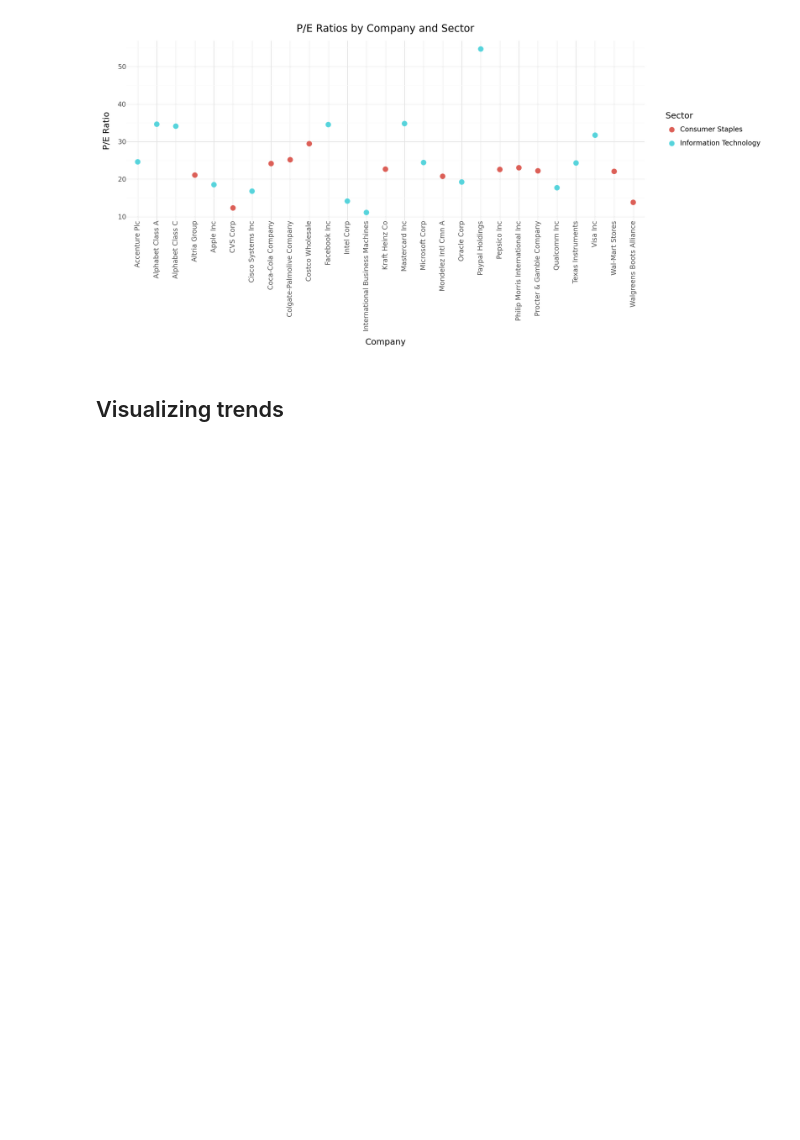
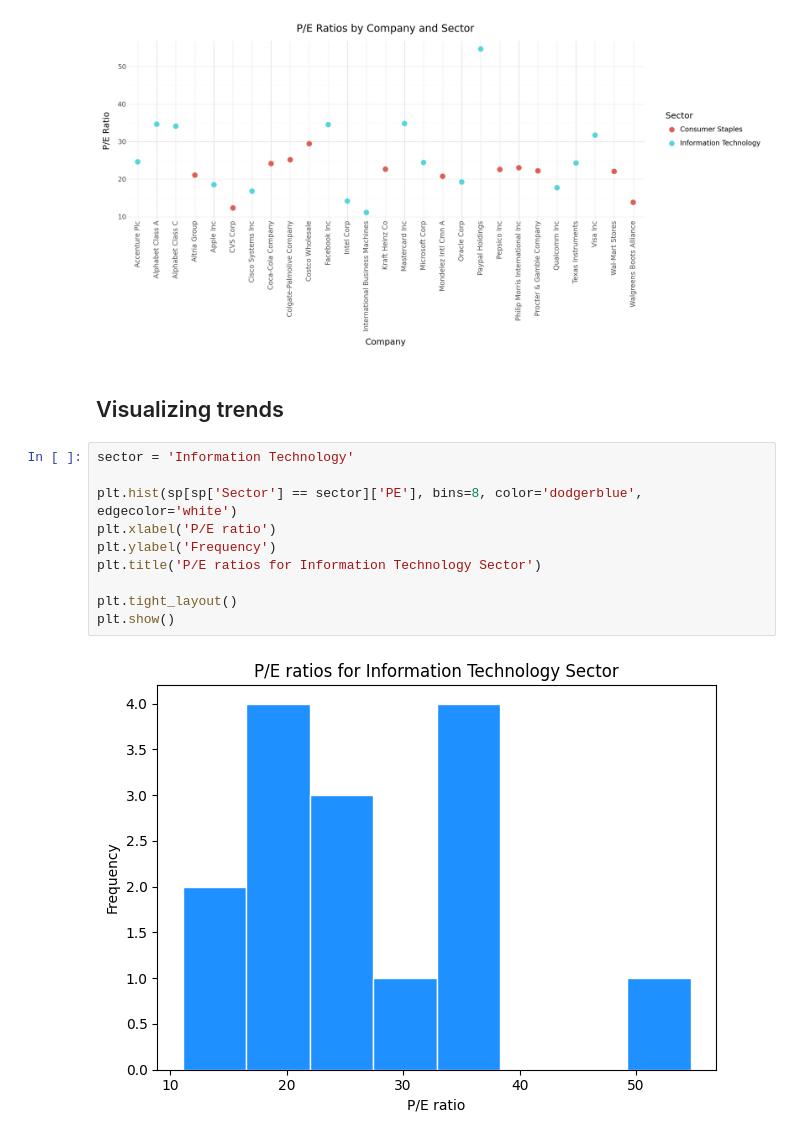
Before and after one commit to PaulToronto/DataCamp---Finance-Fundamentals-in-Python, a Jupyter notebook: 1_5_S&P_100_Case_Study.ipynb, the cells around one changed output. Cells and saved outputs as stored; diff of their text form; blank space fills up the shorter version.

```diff
--- a/1_5_S&P_100_Case_Study.ipynb
+++ b/1_5_S&P_100_Case_Study.ipynb
@@ -333,3 +343,15 @@ from plotnine import geom_point, theme, element_text
 [figure]
 # %% [markdown]
 ## Visualizing trends
+# %%
+sector = 'Information Technology'
+
+plt.hist(sp[sp['Sector'] == sector]['PE'], bins=8, color='dodgerblue', edgecolor='white')
+plt.xlabel('P/E ratio')
+plt.ylabel('Frequency')
+plt.title('P/E ratios for Information Technology Sector')
+
+plt.tight_layout()
+plt.show()
+# %% [output]
+[figure, added]
```
Also changed, not shown: parts of 5 cells of this notebook.
